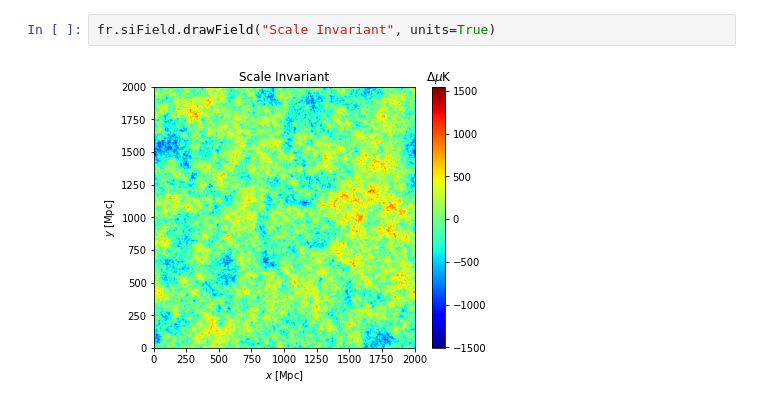
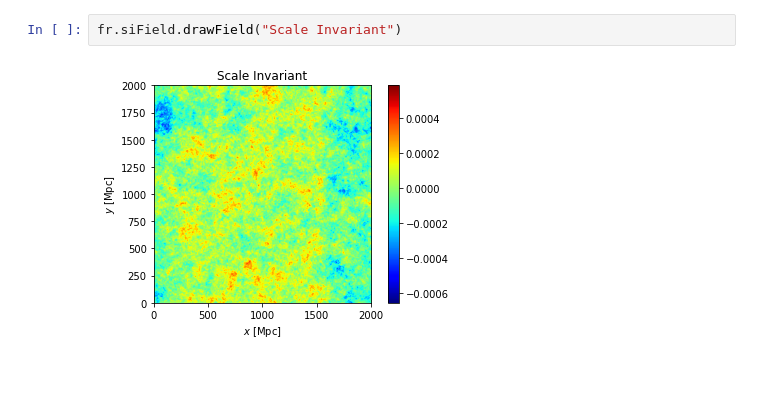
Before and after one commit to mfrobertson/cmbEvolution, a Jupyter notebook: fieldRealisation.ipynb, the cells around one changed output. Cells and saved outputs as stored; diff of their text form; blank space fills up the shorter version.

```diff
--- a/fieldRealisation.ipynb
+++ b/fieldRealisation.ipynb
@@ -12,4 +14,4 @@ fr.fftField.drawField("FFT Field")
 # %%
-fr.siField.drawField("Scale Invariant", units=True)
+fr.siField.drawField("Scale Invariant")
 # %% [output]
-[figure, old version]
+[figure, new version]
```
Also changed, not shown: parts of 12 cells of this notebook.
